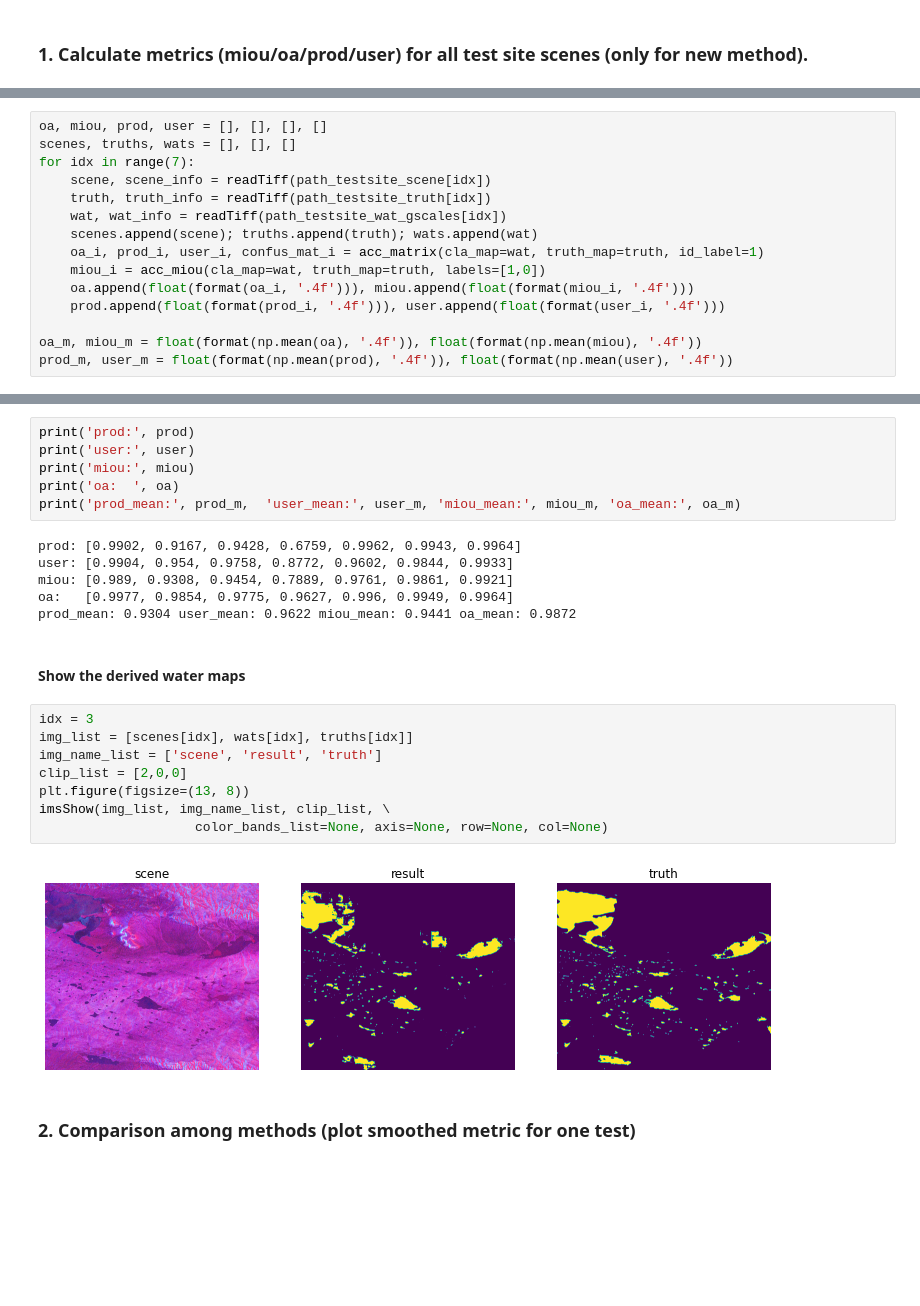
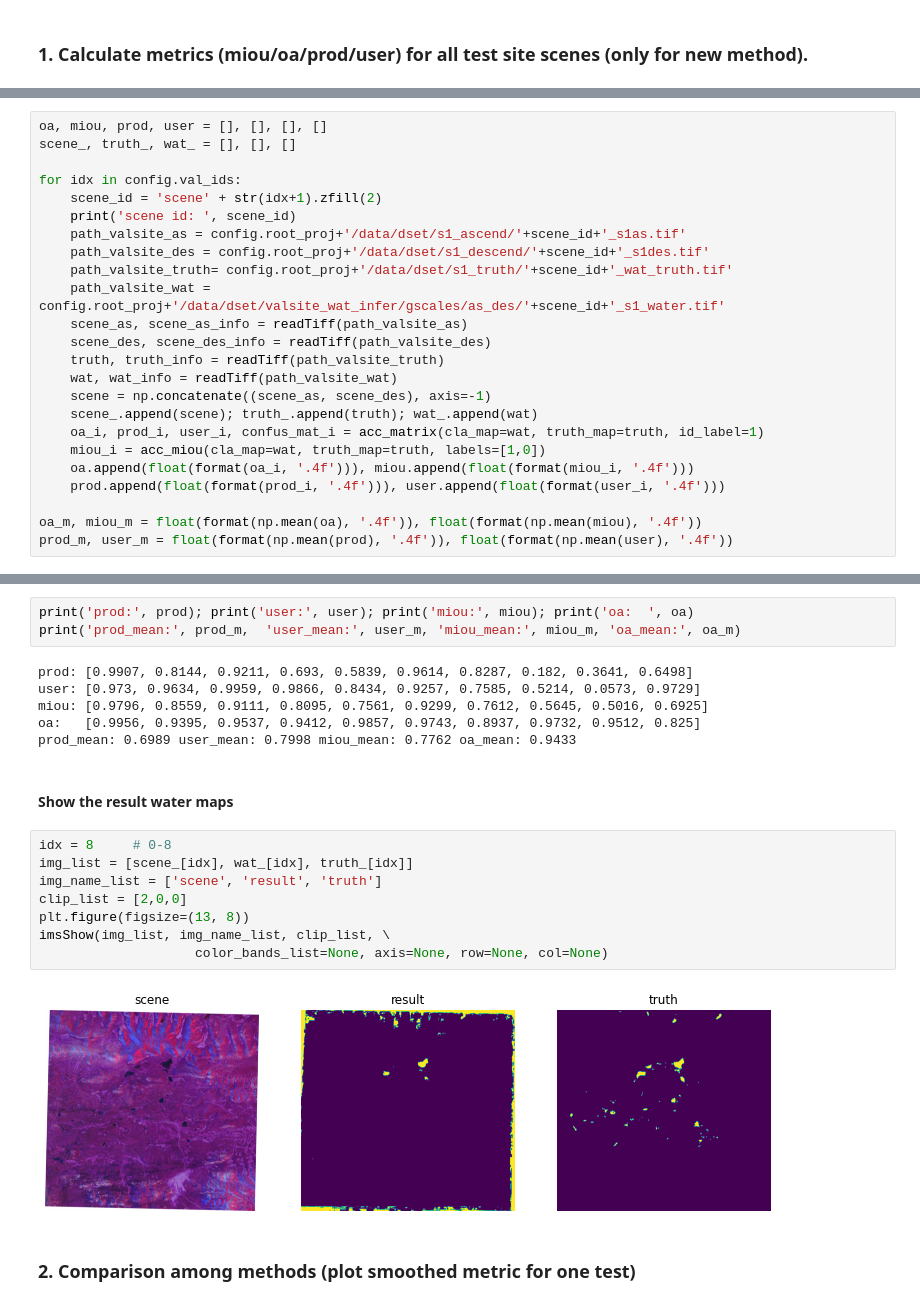
Before and after one commit to xinluo2018/Tibet-Water-2020, a Jupyter notebook: visual/methods_compare.ipynb, the cells around one changed output, grey strips where cells are left out. Saved outputs shown, nothing was run; the diff lists cells and outputs as text; blank space fills up the shorter version.

```diff
--- a/visual/methods_compare.ipynb
+++ b/visual/methods_compare.ipynb
@@ -28,11 +22,20 @@ path_testsite_wat_gscales.sort()
 # %%
 oa, miou, prod, user = [], [], [], []
-scenes, truths, wats = [], [], []
-for idx in range(7):
-    scene, scene_info = readTiff(path_testsite_scene[idx])
-    truth, truth_info = readTiff(path_testsite_truth[idx])
-    wat, wat_info = readTiff(path_testsite_wat_gscales[idx])
-    scenes.append(scene); truths.append(truth); wats.append(wat)
+scene_, truth_, wat_ = [], [], []
+
+for idx in config.val_ids:
+    scene_id = 'scene' + str(idx+1).zfill(2)
+    print('scene id: ', scene_id)
+    path_valsite_as = config.root_proj+'/data/dset/s1_ascend/'+scene_id+'_s1as.tif'
+    path_valsite_des = config.root_proj+'/data/dset/s1_descend/'+scene_id+'_s1des.tif'
+    path_valsite_truth= config.root_proj+'/data/dset/s1_truth/'+scene_id+'_wat_truth.tif'
+    path_valsite_wat = config.root_proj+'/data/dset/valsite_wat_infer/gscales/as_des/'+scene_id+'_s1_water.tif'
+    scene_as, scene_as_info = readTiff(path_valsite_as)
+    scene_des, scene_des_info = readTiff(path_valsite_des)
+    truth, truth_info = readTiff(path_valsite_truth)
+    wat, wat_info = readTiff(path_valsite_wat)
+    scene = np.concatenate((scene_as, scene_des), axis=-1)
+    scene_.append(scene); truth_.append(truth); wat_.append(wat)
     oa_i, prod_i, user_i, confus_mat_i = acc_matrix(cla_map=wat, truth_map=truth, id_label=1)
     miou_i = acc_miou(cla_map=wat, truth_map=truth, labels=[1,0])
     oa.append(float(format(oa_i, '.4f'))), miou.append(float(format(miou_i, '.4f')))
@@ -43,27 +57,24 @@ prod_m, user_m = float(format(np.mean(prod), '.4f')), float(format(np.mean(user)
 # %%
-print('prod:', prod)
-print('user:', user)
-print('miou:', miou)
-print('oa:  ', oa)
+print('prod:', prod); print('user:', user); print('miou:', miou); print('oa:  ', oa)
 print('prod_mean:', prod_m,  'user_mean:', user_m, 'miou_mean:', miou_m, 'oa_mean:', oa_m)
 # %% [output]
-prod: [0.9902, 0.9167, 0.9428, 0.6759, 0.9962, 0.9943, 0.9964]
-user: [0.9904, 0.954, 0.9758, 0.8772, 0.9602, 0.9844, 0.9933]
-miou: [0.989, 0.9308, 0.9454, 0.7889, 0.9761, 0.9861, 0.9921]
-oa:   [0.9977, 0.9854, 0.9775, 0.9627, 0.996, 0.9949, 0.9964]
-prod_mean: 0.9304 user_mean: 0.9622 miou_mean: 0.9441 oa_mean: 0.9872
+prod: [0.9907, 0.8144, 0.9211, 0.693, 0.5839, 0.9614, 0.8287, 0.182, 0.3641, 0.6498]
+user: [0.973, 0.9634, 0.9959, 0.9866, 0.8434, 0.9257, 0.7585, 0.5214, 0.0573, 0.9729]
+miou: [0.9796, 0.8559, 0.9111, 0.8095, 0.7561, 0.9299, 0.7612, 0.5645, 0.5016, 0.6925]
+oa:   [0.9956, 0.9395, 0.9537, 0.9412, 0.9857, 0.9743, 0.8937, 0.9732, 0.9512, 0.825]
+prod_mean: 0.6989 user_mean: 0.7998 miou_mean: 0.7762 oa_mean: 0.9433
 # %% [markdown]
-#### Show the derived water maps
+#### Show the result water maps
 # %%
-idx = 3
-img_list = [scenes[idx], wats[idx], truths[idx]]
+idx = 8     # 0-8
+img_list = [scene_[idx], wat_[idx], truth_[idx]]
 img_name_list = ['scene', 'result', 'truth']
 clip_list = [2,0,0]
 plt.figure(figsize=(13, 8))
 imsShow(img_list, img_name_list, clip_list, \
                     color_bands_list=None, axis=None, row=None, col=None)
 # %% [output]
-[figure, old version]
+[figure, new version]
 # %% [markdown]
 ### 2. Comparison among methods (plot smoothed metric for one test)
 # %%
```
Also changed, not shown: parts of 26 cells of this notebook, 22 other files.
